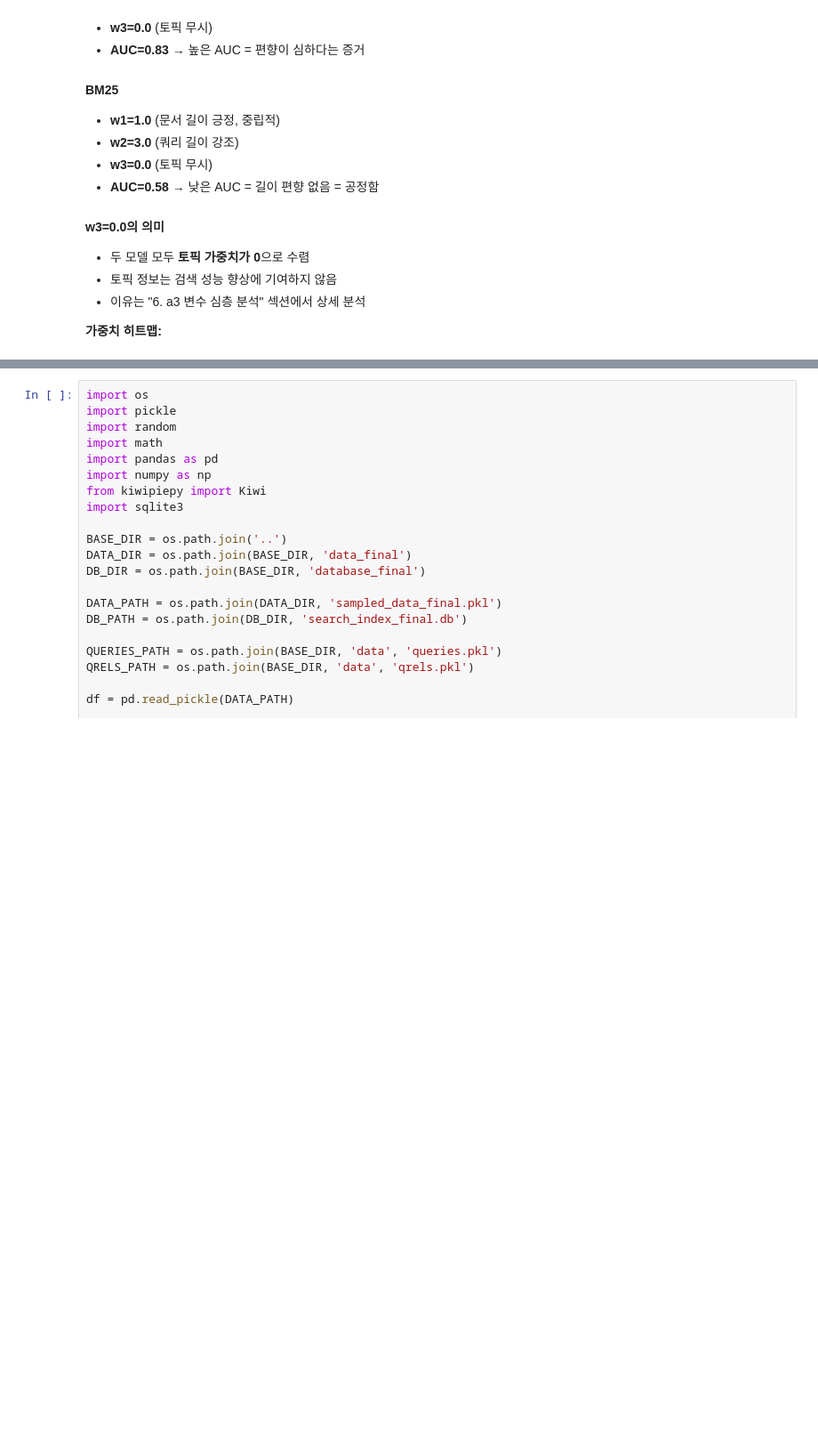
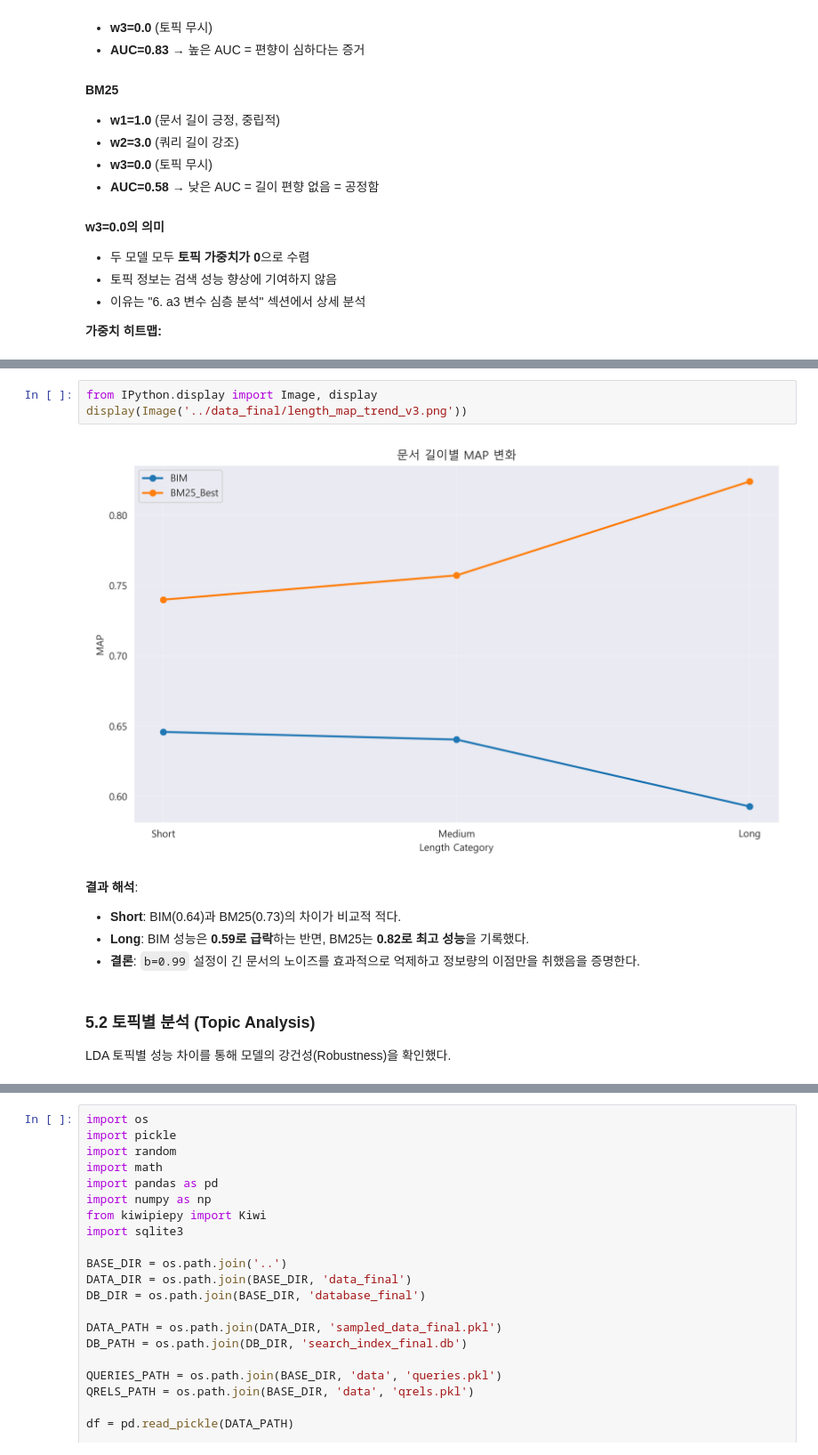
Before and after one commit to xeoxaxeo/NLP, a Jupyter notebook: reports/Final_Report.ipynb, the cells around one changed output, grey strips where cells are left out. Shown at 89% size. Drawn from its saved outputs; the diff is of its cells as text; blank space fills up the shorter version.

```diff
--- a/reports/Final_Report.ipynb
+++ b/reports/Final_Report.ipynb
@@ -483,0 +509,15 @@ display(Image('../data_final/performance_comparison_v2.png'))
+# %%
+from IPython.display import Image, display
+display(Image('../data_final/length_map_trend_v3.png'))
+# %% [output]
+[figure, added]
+# %% [markdown]
+**결과 해석**:
+- **Short**: BIM(0.64)과 BM25(0.73)의 차이가 비교적 적다.
+- **Long**: BIM 성능은 **0.59로 급락**하는 반면, BM25는 **0.82로 최고 성능**을 기록했다.
+- **결론**: `b=0.99` 설정이 긴 문서의 노이즈를 효과적으로 억제하고 정보량의 이점만을 취했음을 증명한다.
+# %% [markdown]
+
+
+### 5.2 토픽별 분석 (Topic Analysis)
+LDA 토픽별 성능 차이를 통해 모델의 강건성(Robustness)을 확인했다.
```
Also changed, not shown: parts of 50 cells of this notebook, 1 other file.
